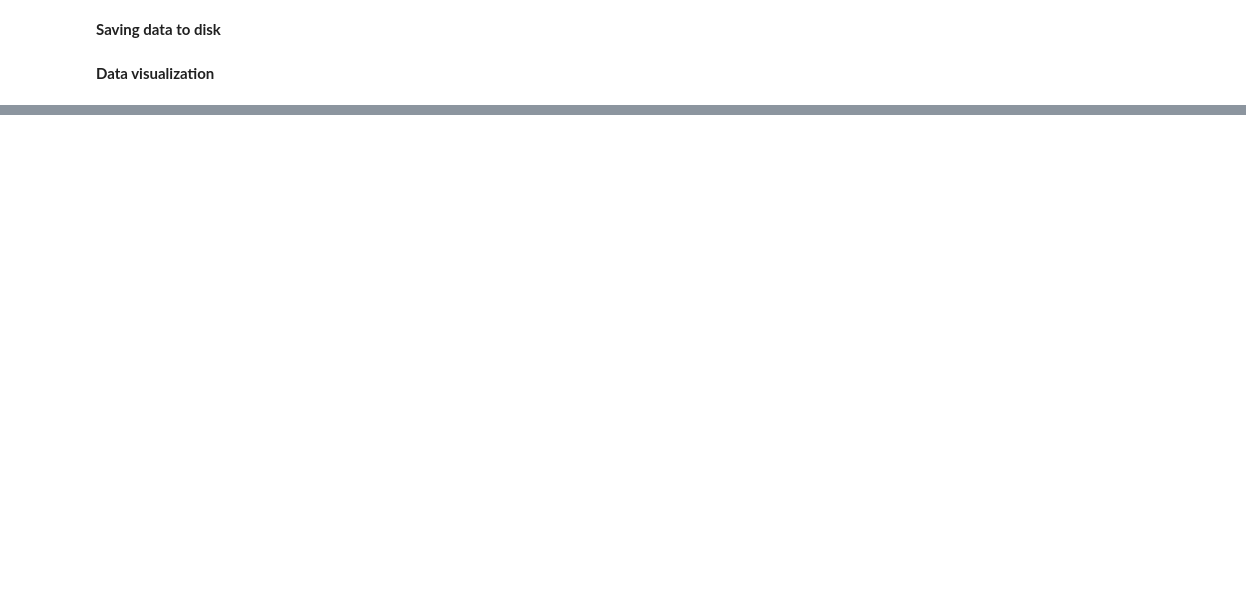
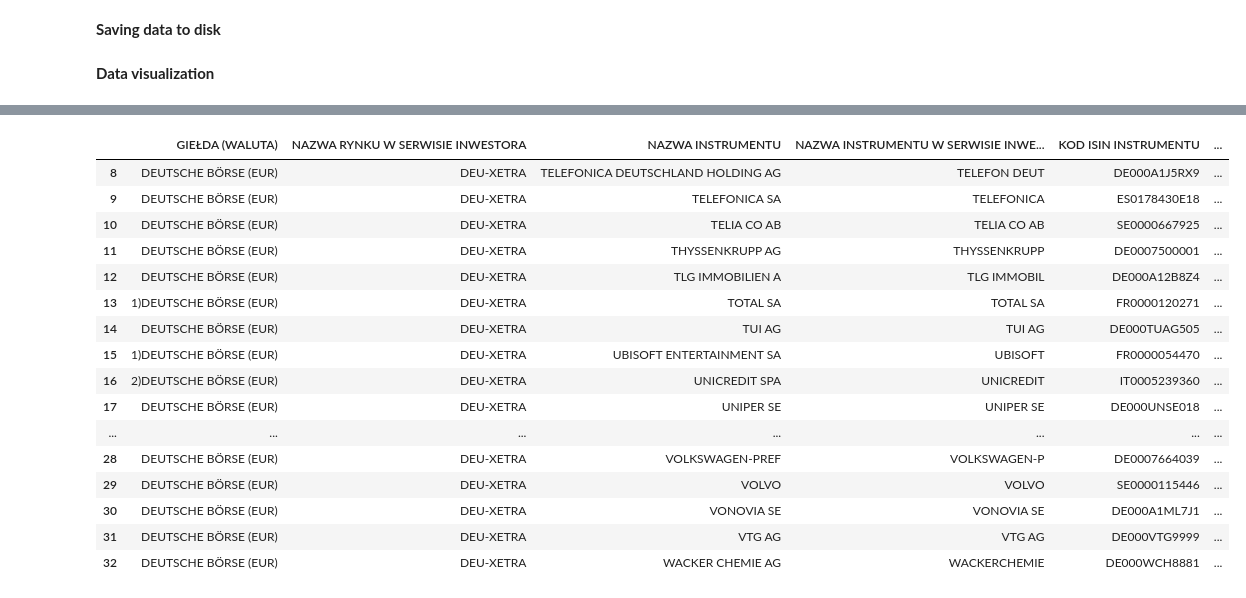
Before and after one commit to gdabrow/Investments, a Jupyter notebook: stockAnalysis.ipynb, the cells around one changed output, grey strips where cells are left out. Drawn from its saved outputs; the diff is of its cells as text; code cells hidden in the pictures; blank space fills up the shorter version.

```diff
--- a/stockAnalysis.ipynb
+++ b/stockAnalysis.ipynb
@@ -374,0 +435,37 @@ for statistics in col_tite:
+# %%
+columns = ['GIEŁDA (WALUTA)',
+           'NAZWA RYNKU W SERWISIE INWESTORA',
+           'NAZWA INSTRUMENTU',
+           'NAZWA INSTRUMENTU W SERWISIE INWESTORA',
+           'TICKER',
+           'KOD ISIN INSTRUMENTU',
+           'TYP INSTRUMENTU',
+           'RATING MSCI',
+           'ESG',
+           'CZY UWZLĘDNIA CZYNNIKI ZRÓWNOWAŻONEGO ROZWOJU (ESG)*?']
+# %%
+data.columns = columns
+# %%
+data[['TICKER BLOOMBERG', 'TICKER GOOGLE']] = data['TICKER'].str.split(' ', expand=True)
+# %%
+data.drop('TICKER', axis=1, inplace=True)
+# %%
+data
+# %% [output]
+|  | GIEŁDA (WALUTA) | NAZWA RYNKU W SERWISIE INWESTORA | NAZWA INSTRUMENTU | NAZWA INSTRUMENTU W SERWISIE INWE... | KOD ISIN INSTRUMENTU | ... |
+| 8 | DEUTSCHE BÖRSE (EUR) | DEU-XETRA | TELEFONICA DEUTSCHLAND HOLDING AG | TELEFON DEUT | DE000A1J5RX9 | ... |
+| 9 | DEUTSCHE BÖRSE (EUR) | DEU-XETRA | TELEFONICA SA | TELEFONICA | ES0178430E18 | ... |
+| 10 | DEUTSCHE BÖRSE (EUR) | DEU-XETRA | TELIA CO AB | TELIA CO AB | SE0000667925 | ... |
+| 11 | DEUTSCHE BÖRSE (EUR) | DEU-XETRA | THYSSENKRUPP AG | THYSSENKRUPP | DE0007500001 | ... |
+| 12 | DEUTSCHE BÖRSE (EUR) | DEU-XETRA | TLG IMMOBILIEN A | TLG IMMOBIL | DE000A12B8Z4 | ... |
+| 13 | 1)DEUTSCHE BÖRSE (EUR) | DEU-XETRA | TOTAL SA | TOTAL SA | FR0000120271 | ... |
+| 14 | DEUTSCHE BÖRSE (EUR) | DEU-XETRA | TUI AG | TUI AG | DE000TUAG505 | ... |
+| 15 | 1)DEUTSCHE BÖRSE (EUR) | DEU-XETRA | UBISOFT ENTERTAINMENT SA | UBISOFT | FR0000054470 | ... |
+| 16 | 2)DEUTSCHE BÖRSE (EUR) | DEU-XETRA | UNICREDIT SPA | UNICREDIT | IT0005239360 | ... |
+| 17 | DEUTSCHE BÖRSE (EUR) | DEU-XETRA | UNIPER SE | UNIPER SE | DE000UNSE018 | ... |
+| ... | ... | ... | ... | ... | ... | ... |
+| 28 | DEUTSCHE BÖRSE (EUR) | DEU-XETRA | VOLKSWAGEN-PREF | VOLKSWAGEN-P | DE0007664039 | ... |
+| 29 | DEUTSCHE BÖRSE (EUR) | DEU-XETRA | VOLVO | VOLVO | SE0000115446 | ... |
+| 30 | DEUTSCHE BÖRSE (EUR) | DEU-XETRA | VONOVIA SE | VONOVIA SE | DE000A1ML7J1 | ... |
+| 31 | DEUTSCHE BÖRSE (EUR) | DEU-XETRA | VTG AG | VTG AG | DE000VTG9999 | ... |
+| 32 | DEUTSCHE BÖRSE (EUR) | DEU-XETRA | WACKER CHEMIE AG | WACKERCHEMIE | DE000WCH8881 | ... |
```
Also changed, not shown: parts of 31 cells of this notebook.
